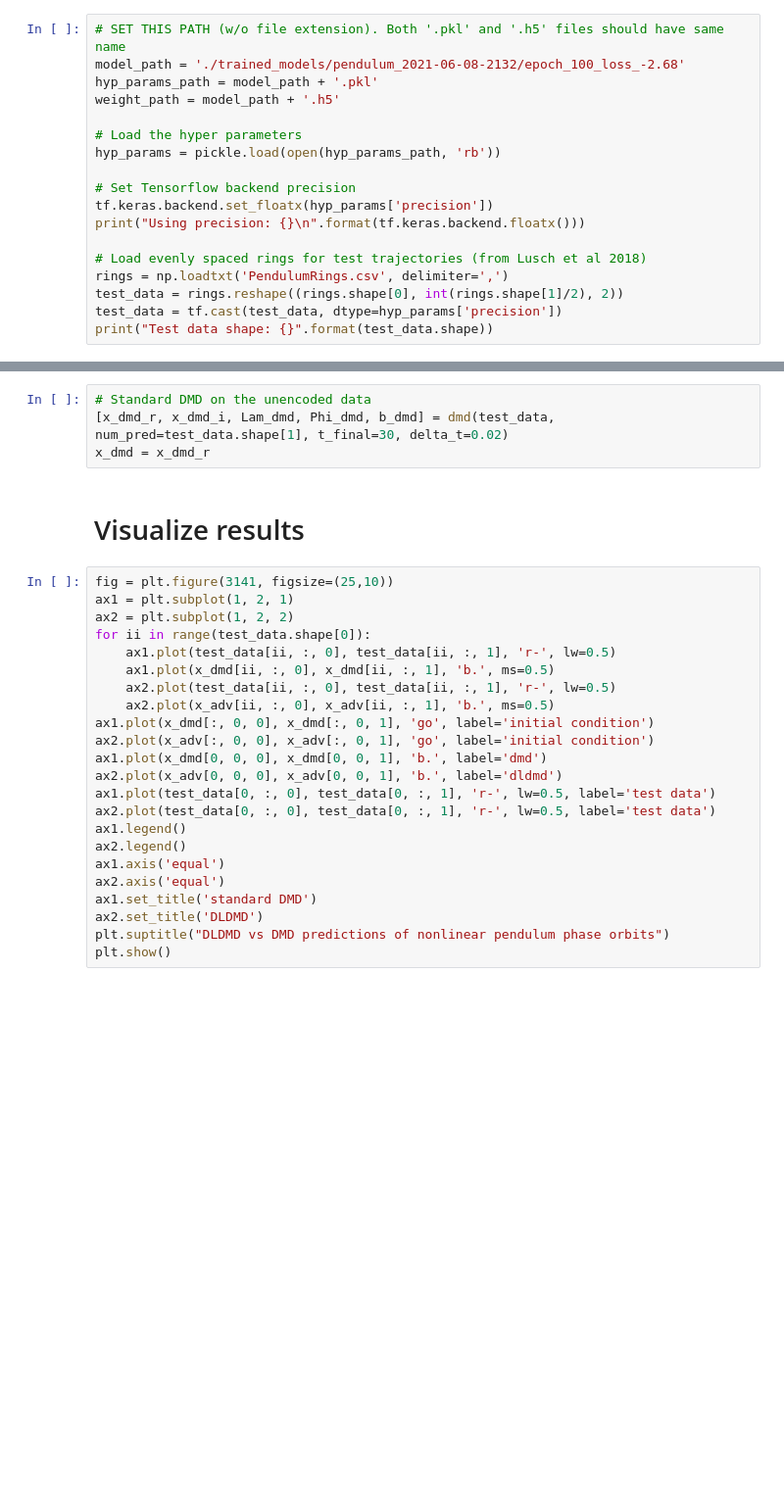
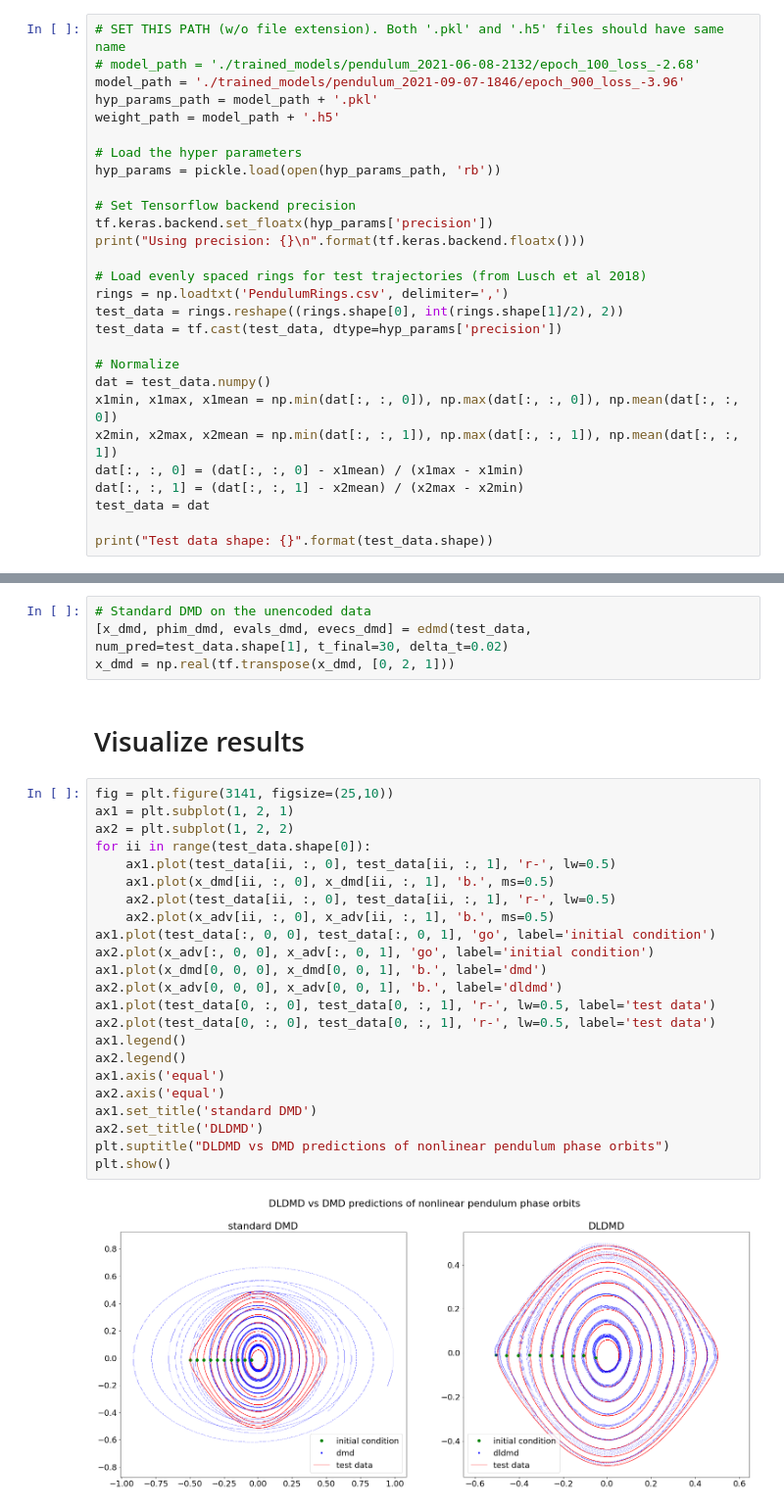
Before and after one commit to JayLago/DLDMD, a Jupyter notebook: examples/pendulum/Analysis_Pendulum.ipynb, the cells around one changed output, grey strips where cells are left out. Shown at 98% size. Cells and saved outputs as stored; diff of their text form; blank space fills up the shorter version.

```diff
--- a/examples/pendulum/Analysis_Pendulum.ipynb
+++ b/examples/pendulum/Analysis_Pendulum.ipynb
@@ -115,7 +81,8 @@ Training on device: /GPU:0
 # Load model and data
 # %%
 # SET THIS PATH (w/o file extension). Both '.pkl' and '.h5' files should have same name
-model_path = './trained_models/pendulum_2021-06-08-2132/epoch_100_loss_-2.68'
+# model_path = './trained_models/pendulum_2021-06-08-2132/epoch_100_loss_-2.68'
+model_path = './trained_models/pendulum_2021-09-07-1846/epoch_900_loss_-3.96'
 hyp_params_path = model_path + '.pkl'
 weight_path = model_path + '.h5'
 
@@ -130,6 +97,15 @@ print("Using precision: {}\n".format(tf.keras.backend.floatx()))
 rings = np.loadtxt('PendulumRings.csv', delimiter=',')
 test_data = rings.reshape((rings.shape[0], int(rings.shape[1]/2), 2))
 test_data = tf.cast(test_data, dtype=hyp_params['precision'])
+
+# Normalize
+dat = test_data.numpy()
+x1min, x1max, x1mean = np.min(dat[:, :, 0]), np.max(dat[:, :, 0]), np.mean(dat[:, :, 0])
+x2min, x2max, x2mean = np.min(dat[:, :, 1]), np.max(dat[:, :, 1]), np.mean(dat[:, :, 1])
+dat[:, :, 0] = (dat[:, :, 0] - x1mean) / (x1max - x1min)
+dat[:, :, 1] = (dat[:, :, 1] - x2mean) / (x2max - x2min)
+test_data = dat
+
 print("Test data shape: {}".format(test_data.shape))
 # %% [output]
 Using precision: float64
@@ -172,33 +147,35 @@ Log10 Loss: 0.4119908
 # Run standard DMD
 # %%
 # Standard DMD on the unencoded data
-[x_dmd_r, x_dmd_i, Lam_dmd, Phi_dmd, b_dmd] = dmd(test_data, num_pred=test_data.shape[1], t_final=30, delta_t=0.02)
-x_dmd = x_dmd_r
+[x_dmd, phim_dmd, evals_dmd, evecs_dmd] = edmd(test_data, num_pred=test_data.shape[1], t_final=30, delta_t=0.02)
+x_dmd = np.real(tf.transpose(x_dmd, [0, 2, 1]))
 # %% [markdown]
 # Visualize results
 # %%
 fig = plt.figure(3141, figsize=(25,10))
 ax1 = plt.subplot(1, 2, 1)
 ax2 = plt.subplot(1, 2, 2)
 for ii in range(test_data.shape[0]):
     ax1.plot(test_data[ii, :, 0], test_data[ii, :, 1], 'r-', lw=0.5)
     ax1.plot(x_dmd[ii, :, 0], x_dmd[ii, :, 1], 'b.', ms=0.5)
     ax2.plot(test_data[ii, :, 0], test_data[ii, :, 1], 'r-', lw=0.5)
     ax2.plot(x_adv[ii, :, 0], x_adv[ii, :, 1], 'b.', ms=0.5)
-ax1.plot(x_dmd[:, 0, 0], x_dmd[:, 0, 1], 'go', label='initial condition')
+ax1.plot(test_data[:, 0, 0], test_data[:, 0, 1], 'go', label='initial condition')
 ax2.plot(x_adv[:, 0, 0], x_adv[:, 0, 1], 'go', label='initial condition')
 ax1.plot(x_dmd[0, 0, 0], x_dmd[0, 0, 1], 'b.', label='dmd')
 ax2.plot(x_adv[0, 0, 0], x_adv[0, 0, 1], 'b.', label='dldmd')
 ax1.plot(test_data[0, :, 0], test_data[0, :, 1], 'r-', lw=0.5, label='test data')
 ax2.plot(test_data[0, :, 0], test_data[0, :, 1], 'r-', lw=0.5, label='test data')
 ax1.legend()
 ax2.legend()
 ax1.axis('equal')
 ax2.axis('equal')
 ax1.set_title('standard DMD')
 ax2.set_title('DLDMD')
 plt.suptitle("DLDMD vs DMD predictions of nonlinear pendulum phase orbits")
 plt.show()
+# %% [output]
+[figure, added]
 # %%
 fig = plt.figure(1, figsize=(20,20))
 ax1 = plt.subplot(2, 2, 1)
```
Also changed, not shown: parts of 7 cells of this notebook, 10 other files.
